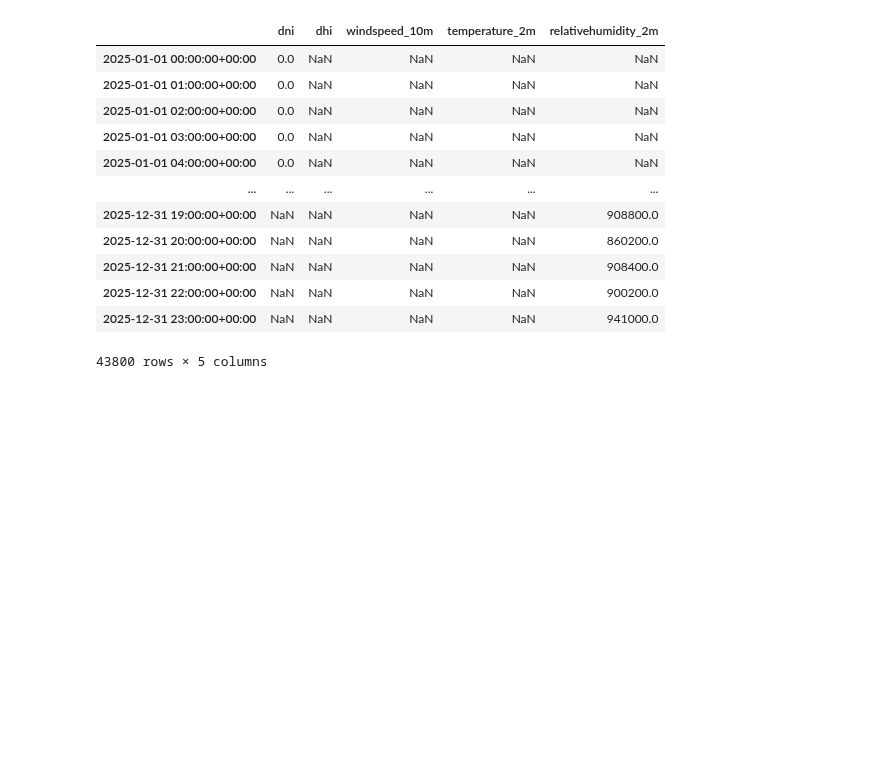
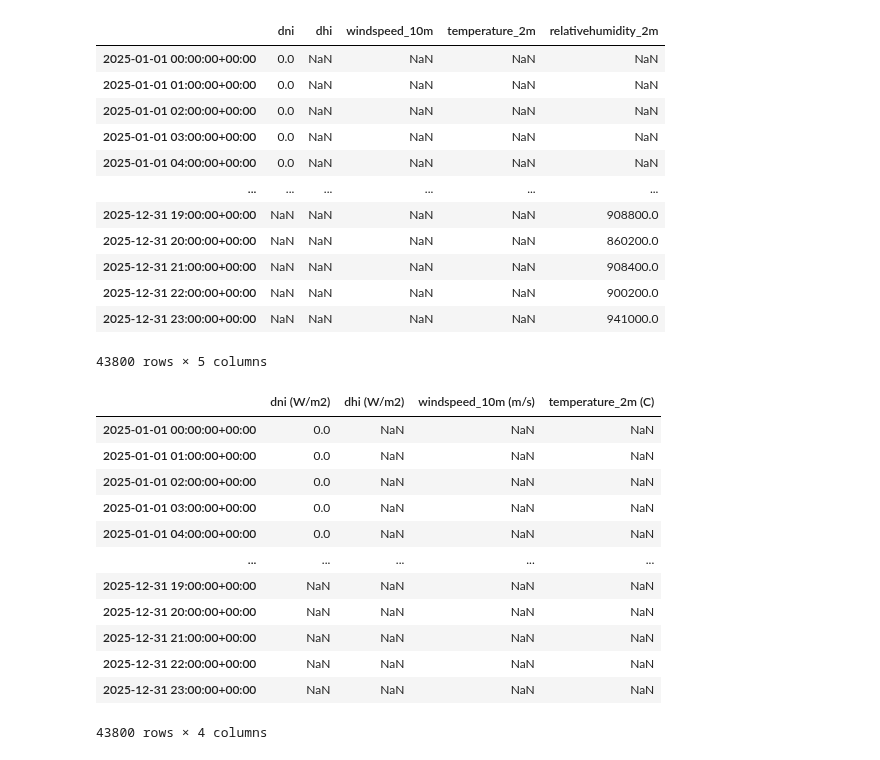
Before and after one commit to HighTechnologyFoundation/HTFCloudFellows, a Jupyter notebook: Solar Test Bed/PV_simulation_FM.ipynb, the cells around one changed output. Saved outputs shown, nothing was run; the diff lists cells and outputs as text; code cells hidden in the pictures; blank space fills up the shorter version.

```diff
--- a/Solar Test Bed/PV_simulation_FM.ipynb
+++ b/Solar Test Bed/PV_simulation_FM.ipynb
@@ -270,3 +272,23 @@ Running |████████████████████| 3/3 [100%
+# %%
+final_data.drop('relativehumidity_2m', axis=1, inplace=True)
+final_data['temperature_2m (C)'] = final_data['temperature_2m (C)'] / 10000
+final_data['windspeed_10m (m/s)'] = final_data['windspeed_10m (m/s)'] / 10000
+
+final_data
+# %% [output]
+|  | dni (W/m2) | dhi (W/m2) | windspeed_10m (m/s) | temperature_2m (C) |
+| 2025-01-01 00:00:00+00:00 | 0.0 | NaN | NaN | NaN |
+| 2025-01-01 01:00:00+00:00 | 0.0 | NaN | NaN | NaN |
+| 2025-01-01 02:00:00+00:00 | 0.0 | NaN | NaN | NaN |
+| 2025-01-01 03:00:00+00:00 | 0.0 | NaN | NaN | NaN |
+| 2025-01-01 04:00:00+00:00 | 0.0 | NaN | NaN | NaN |
+| ... | ... | ... | ... | ... |
+| 2025-12-31 19:00:00+00:00 | NaN | NaN | NaN | NaN |
+| 2025-12-31 20:00:00+00:00 | NaN | NaN | NaN | NaN |
+| 2025-12-31 21:00:00+00:00 | NaN | NaN | NaN | NaN |
+| 2025-12-31 22:00:00+00:00 | NaN | NaN | NaN | NaN |
+| 2025-12-31 23:00:00+00:00 | NaN | NaN | NaN | NaN |
+43800 rows × 4 columns
 # %%
 final_data.groupby(final_data.index.month).mean()
 # %% [output]
```
Also changed, not shown: parts of 2 cells of this notebook.
